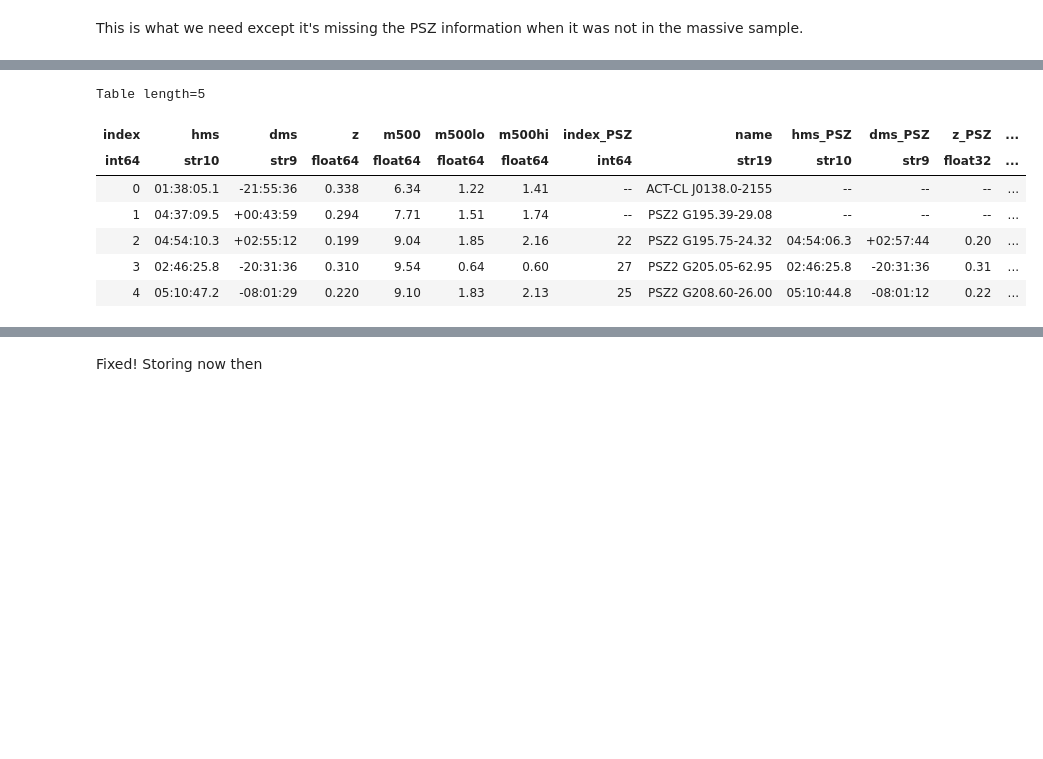
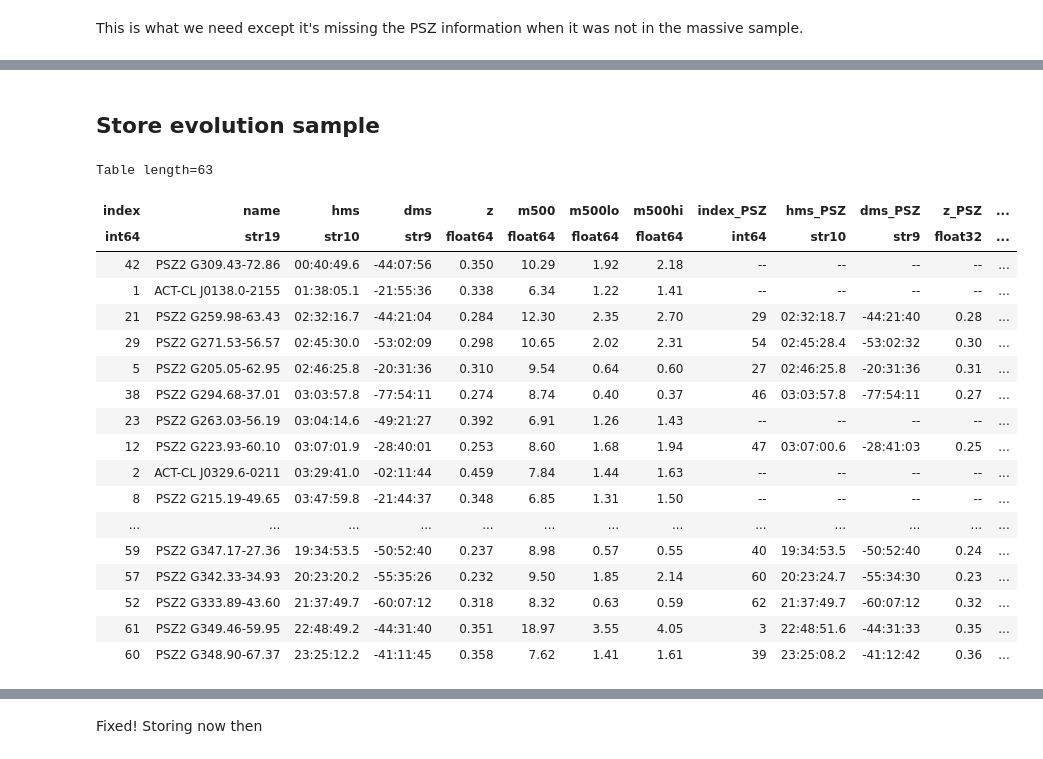
Before and after one commit to 4MOST-CHANCES/cluster-catalogues, a Jupyter notebook: make_actpol_sample.ipynb, the cells around one changed output, grey strips where cells are left out. Saved outputs shown, nothing was run; the diff lists cells and outputs as text; code cells hidden in the pictures; blank space fills up the shorter version.

Commit message:
evolution sample including clash-vlt

```diff
--- a/make_actpol_sample.ipynb
+++ b/make_actpol_sample.ipynb
@@ -548,6 +667,6 @@ Table length=44
 | PSZ2 G216.76-41.84 | -1.00 | 0.00 | 85 | ACT-CL J0421.3-2022 |
 # %%
 in_both_massive_samples = \
-    pszev_massive & np.in1d(psz['name'], psz['name'][act['PSZ_index'][actev_massive_in_psz]])
+    pszev & np.in1d(psz['name'], psz['name'][act['PSZ_index'][actev_massive_in_psz]])
 psz['name','z','m500'][in_both_massive_samples]
 # %% [output]
@@ -684,4 +809,5 @@ act_additional.write('act_massive_missing_in_pszev.html', format='ascii.html', d
 # %% [markdown]
 These picked out by hand
 # %%
-act_included = np.in1d(act['name'], w[cl for cl, txt in details_dict.items() if txt[:3] == '(*)'])
+act_included = np.in1d(act['name'], [cl for cl, txt in details_dict.items() if txt[:3] == '(*)'])
+act['name','hms','dms','z','m500','PSZ_name'][act_included]
@@ -758,0 +892,3 @@ This is what we need except it's missing the PSZ information when it was not in
+# %%
+sep = clash['coords'][clash_not_in_psz].separation(act['coords'][:,None])
+np.min(sep, axis=0)
@@ -758,0 +900,3 @@ This is what we need except it's missing the PSZ information when it was not in
+# %%
+jact_clash = np.argmin(sep, axis=0)
+act['name','hms','dms','z'][jact_clash]
@@ -759,16 +909,30 @@ This is what we need except it's missing the PSZ information when it was not in
+# %% [markdown]
+## Store evolution sample
 # %%
-evolution = combine_psz_act(
-    pszev_massive, np.in1d(act['name'], psz['ACT_name'][in_both_massive_samples]) | act_included)
-evolution[:5]
+act_evolution_mask = np.in1d(act['name'], psz['ACT_name'][in_both_massive_samples]) \
+    | act_included | np.in1d(act['name'], act['name'][jact_clash])
+evolution = combine_psz_act(pszev, act_evolution_mask)
+evolution
 # %% [output]
-Table length=5
+Table length=63
-| index | hms | dms | z | m500 | m500lo | m500hi | index_PSZ | name | hms_PSZ | dms_PSZ | z_PSZ | ... |
-| int64 | str10 | str9 | float64 | float64 | float64 | float64 | int64 | str19 | str10 | str9 | float32 | ... |
-| 0 | 01:38:05.1 | -21:55:36 | 0.338 | 6.34 | 1.22 | 1.41 | -- | ACT-CL J0138.0-2155 | -- | -- | -- | ... |
-| 1 | 04:37:09.5 | +00:43:59 | 0.294 | 7.71 | 1.51 | 1.74 | -- | PSZ2 G195.39-29.08 | -- | -- | -- | ... |
-| 2 | 04:54:10.3 | +02:55:12 | 0.199 | 9.04 | 1.85 | 2.16 | 22 | PSZ2 G195.75-24.32 | 04:54:06.3 | +02:57:44 | 0.20 | ... |
-| 3 | 02:46:25.8 | -20:31:36 | 0.310 | 9.54 | 0.64 | 0.60 | 27 | PSZ2 G205.05-62.95 | 02:46:25.8 | -20:31:36 | 0.31 | ... |
-| 4 | 05:10:47.2 | -08:01:29 | 0.220 | 9.10 | 1.83 | 2.13 | 25 | PSZ2 G208.60-26.00 | 05:10:44.8 | -08:01:12 | 0.22 | ... |
+| index | name | hms | dms | z | m500 | m500lo | m500hi | index_PSZ | hms_PSZ | dms_PSZ | z_PSZ | ... |
+| int64 | str19 | str10 | str9 | float64 | float64 | float64 | float64 | int64 | str10 | str9 | float32 | ... |
+| 42 | PSZ2 G309.43-72.86 | 00:40:49.6 | -44:07:56 | 0.350 | 10.29 | 1.92 | 2.18 | -- | -- | -- | -- | ... |
+| 1 | ACT-CL J0138.0-2155 | 01:38:05.1 | -21:55:36 | 0.338 | 6.34 | 1.22 | 1.41 | -- | -- | -- | -- | ... |
+| 21 | PSZ2 G259.98-63.43 | 02:32:16.7 | -44:21:04 | 0.284 | 12.30 | 2.35 | 2.70 | 29 | 02:32:18.7 | -44:21:40 | 0.28 | ... |
+| 29 | PSZ2 G271.53-56.57 | 02:45:30.0 | -53:02:09 | 0.298 | 10.65 | 2.02 | 2.31 | 54 | 02:45:28.4 | -53:02:32 | 0.30 | ... |
+| 5 | PSZ2 G205.05-62.95 | 02:46:25.8 | -20:31:36 | 0.310 | 9.54 | 0.64 | 0.60 | 27 | 02:46:25.8 | -20:31:36 | 0.31 | ... |
+| 38 | PSZ2 G294.68-37.01 | 03:03:57.8 | -77:54:11 | 0.274 | 8.74 | 0.40 | 0.37 | 46 | 03:03:57.8 | -77:54:11 | 0.27 | ... |
+| 23 | PSZ2 G263.03-56.19 | 03:04:14.6 | -49:21:27 | 0.392 | 6.91 | 1.26 | 1.43 | -- | -- | -- | -- | ... |
+| 12 | PSZ2 G223.93-60.10 | 03:07:01.9 | -28:40:01 | 0.253 | 8.60 | 1.68 | 1.94 | 47 | 03:07:00.6 | -28:41:03 | 0.25 | ... |
+| 2 | ACT-CL J0329.6-0211 | 03:29:41.0 | -02:11:44 | 0.459 | 7.84 | 1.44 | 1.63 | -- | -- | -- | -- | ... |
+| 8 | PSZ2 G215.19-49.65 | 03:47:59.8 | -21:44:37 | 0.348 | 6.85 | 1.31 | 1.50 | -- | -- | -- | -- | ... |
+| ... | ... | ... | ... | ... | ... | ... | ... | ... | ... | ... | ... | ... |
+| 59 | PSZ2 G347.17-27.36 | 19:34:53.5 | -50:52:40 | 0.237 | 8.98 | 0.57 | 0.55 | 40 | 19:34:53.5 | -50:52:40 | 0.24 | ... |
+| 57 | PSZ2 G342.33-34.93 | 20:23:20.2 | -55:35:26 | 0.232 | 9.50 | 1.85 | 2.14 | 60 | 20:23:24.7 | -55:34:30 | 0.23 | ... |
+| 52 | PSZ2 G333.89-43.60 | 21:37:49.7 | -60:07:12 | 0.318 | 8.32 | 0.63 | 0.59 | 62 | 21:37:49.7 | -60:07:12 | 0.32 | ... |
+| 61 | PSZ2 G349.46-59.95 | 22:48:49.2 | -44:31:40 | 0.351 | 18.97 | 3.55 | 4.05 | 3 | 22:48:51.6 | -44:31:33 | 0.35 | ... |
+| 60 | PSZ2 G348.90-67.37 | 23:25:12.2 | -41:11:45 | 0.358 | 7.62 | 1.41 | 1.61 | 39 | 23:25:08.2 | -41:12:42 | 0.36 | ... |
 # %%
 cols_ = ['hms', 'dms', 'z', 'm500', 'm500lo', 'm500hi']
 pszcols_ = [f'{col_}_PSZ' for col_ in cols_]
```
Also changed, not shown: parts of 62 cells of this notebook, 7 other files.
